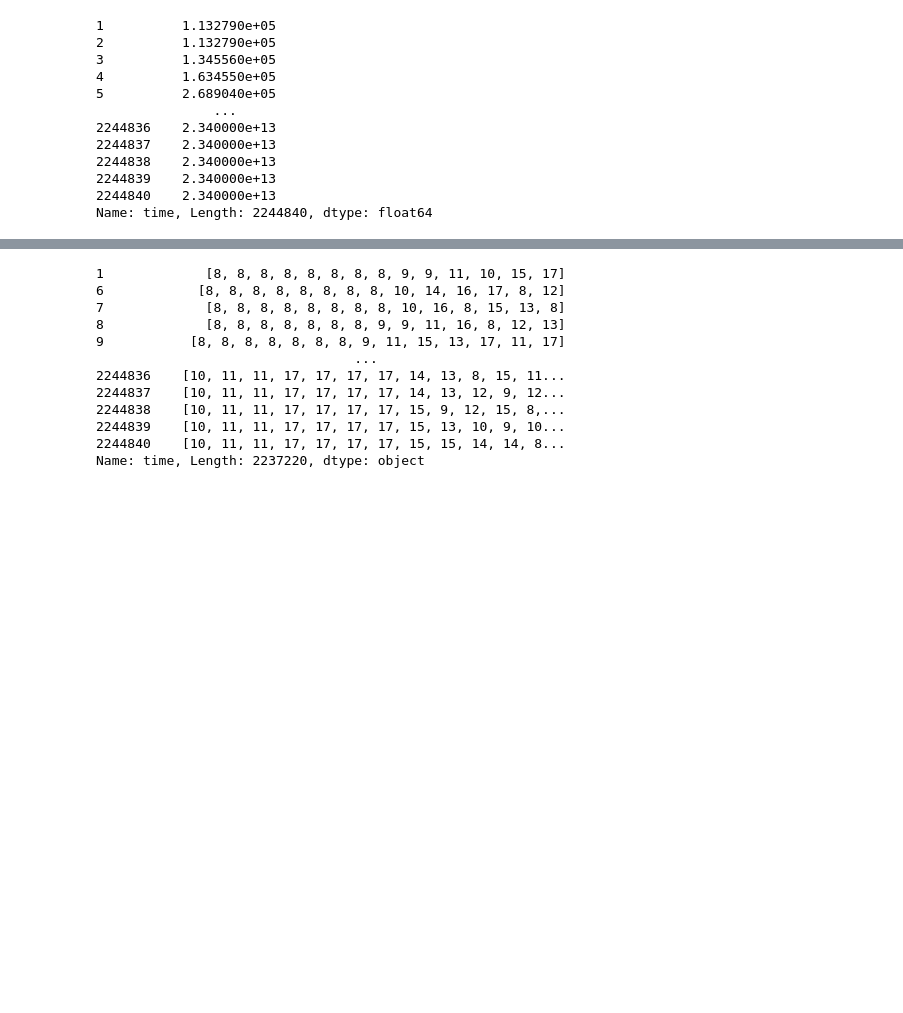
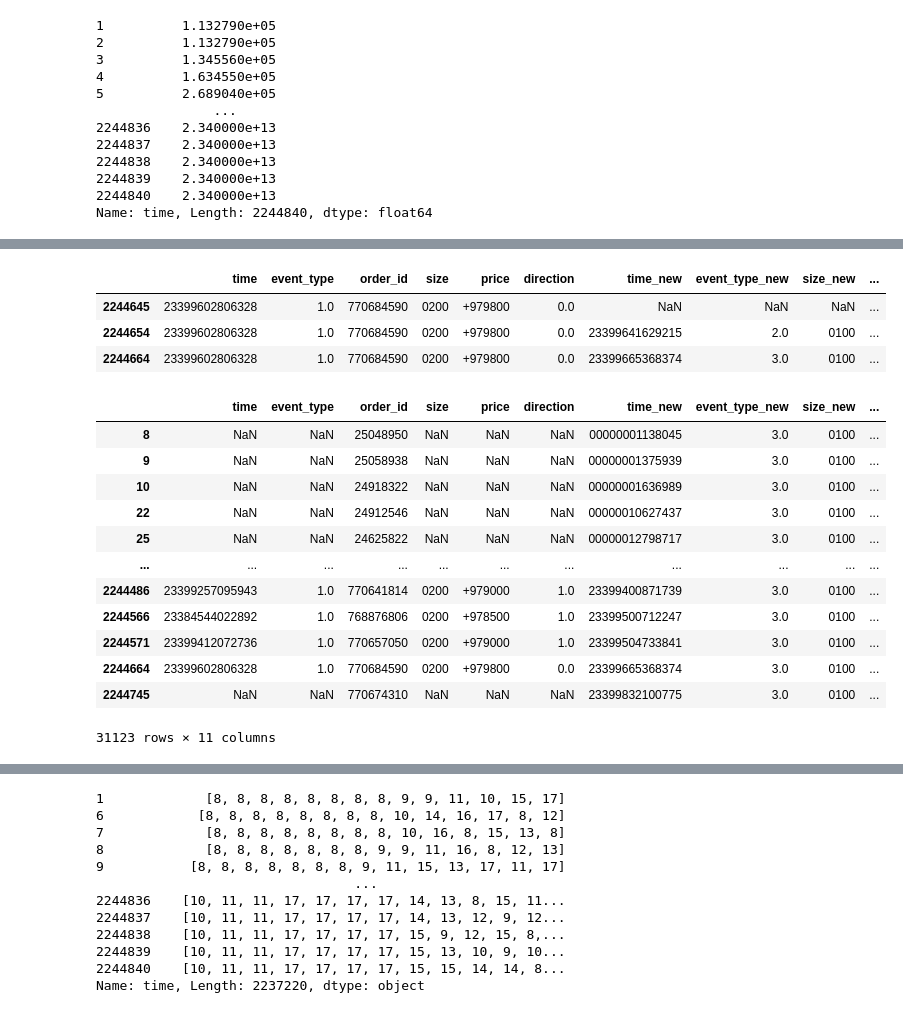
Before and after one commit to saschafrey/LOBS5_Prediction, a Jupyter notebook: lob/lobster_preproc.ipynb, the cells around one changed output, grey strips where cells are left out. Saved outputs shown, nothing was run; the diff lists cells and outputs as text; code cells hidden in the pictures; blank space fills up the shorter version.

```diff
--- a/lob/lobster_preproc.ipynb
+++ b/lob/lobster_preproc.ipynb
@@ -483,3 +702,26 @@ m_
+# %%
+m_.loc[m_.order_id == 770684590]
+# %% [output]
+|  | time | event_type | order_id | size | price | direction | time_new | event_type_new | size_new | ... |
+| 2244645 | 23399602806328 | 1.0 | 770684590 | 0200 | +979800 | 0.0 | NaN | NaN | NaN | ... |
+| 2244654 | 23399602806328 | 1.0 | 770684590 | 0200 | +979800 | 0.0 | 23399641629215 | 2.0 | 0100 | ... |
+| 2244664 | 23399602806328 | 1.0 | 770684590 | 0200 | +979800 | 0.0 | 23399665368374 | 3.0 | 0100 | ... |
+# %%
+m_.loc[(m_.event_type_new == 3) & (m_.size_new != m_['size'])]
+# %% [output]
+|  | time | event_type | order_id | size | price | direction | time_new | event_type_new | size_new | ... |
+| 8 | NaN | NaN | 25048950 | NaN | NaN | NaN | 00000001138045 | 3.0 | 0100 | ... |
+| 9 | NaN | NaN | 25058938 | NaN | NaN | NaN | 00000001375939 | 3.0 | 0100 | ... |
+| 10 | NaN | NaN | 24918322 | NaN | NaN | NaN | 00000001636989 | 3.0 | 0100 | ... |
+| 22 | NaN | NaN | 24912546 | NaN | NaN | NaN | 00000010627437 | 3.0 | 0100 | ... |
+| 25 | NaN | NaN | 24625822 | NaN | NaN | NaN | 00000012798717 | 3.0 | 0100 | ... |
+| ... | ... | ... | ... | ... | ... | ... | ... | ... | ... | ... |
+| 2244486 | 23399257095943 | 1.0 | 770641814 | 0200 | +979000 | 1.0 | 23399400871739 | 3.0 | 0100 | ... |
+| 2244566 | 23384544022892 | 1.0 | 768876806 | 0200 | +978500 | 1.0 | 23399500712247 | 3.0 | 0100 | ... |
+| 2244571 | 23399412072736 | 1.0 | 770657050 | 0200 | +979000 | 1.0 | 23399504733841 | 3.0 | 0100 | ... |
+| 2244664 | 23399602806328 | 1.0 | 770684590 | 0200 | +979800 | 0.0 | 23399665368374 | 3.0 | 0100 | ... |
+| 2244745 | NaN | NaN | 770674310 | NaN | NaN | NaN | 23399832100775 | 3.0 | 0100 | ... |
+31123 rows × 11 columns
 # %%
 m_enc = tok.encode(m_, v)
 # %%
```
Also changed, not shown: parts of 29 cells of this notebook.
